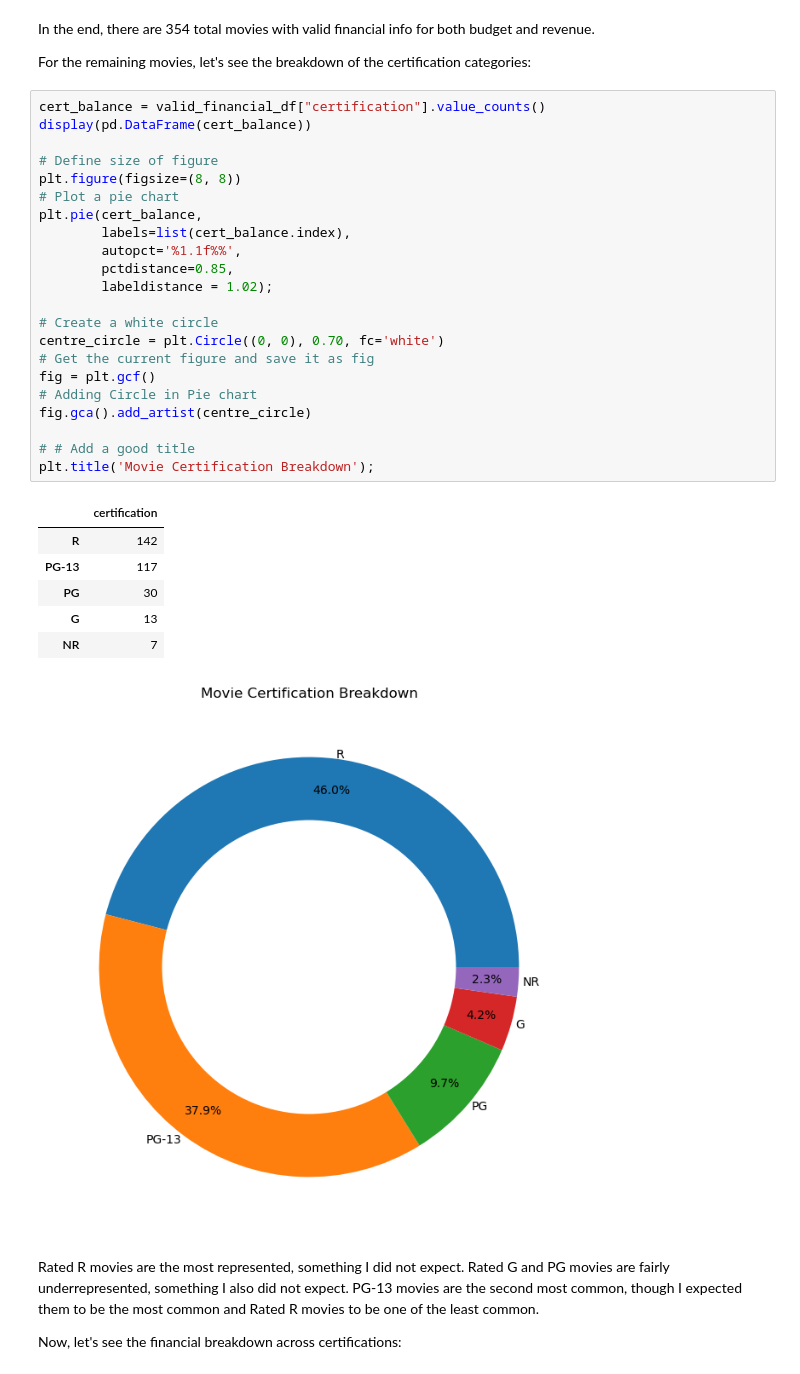
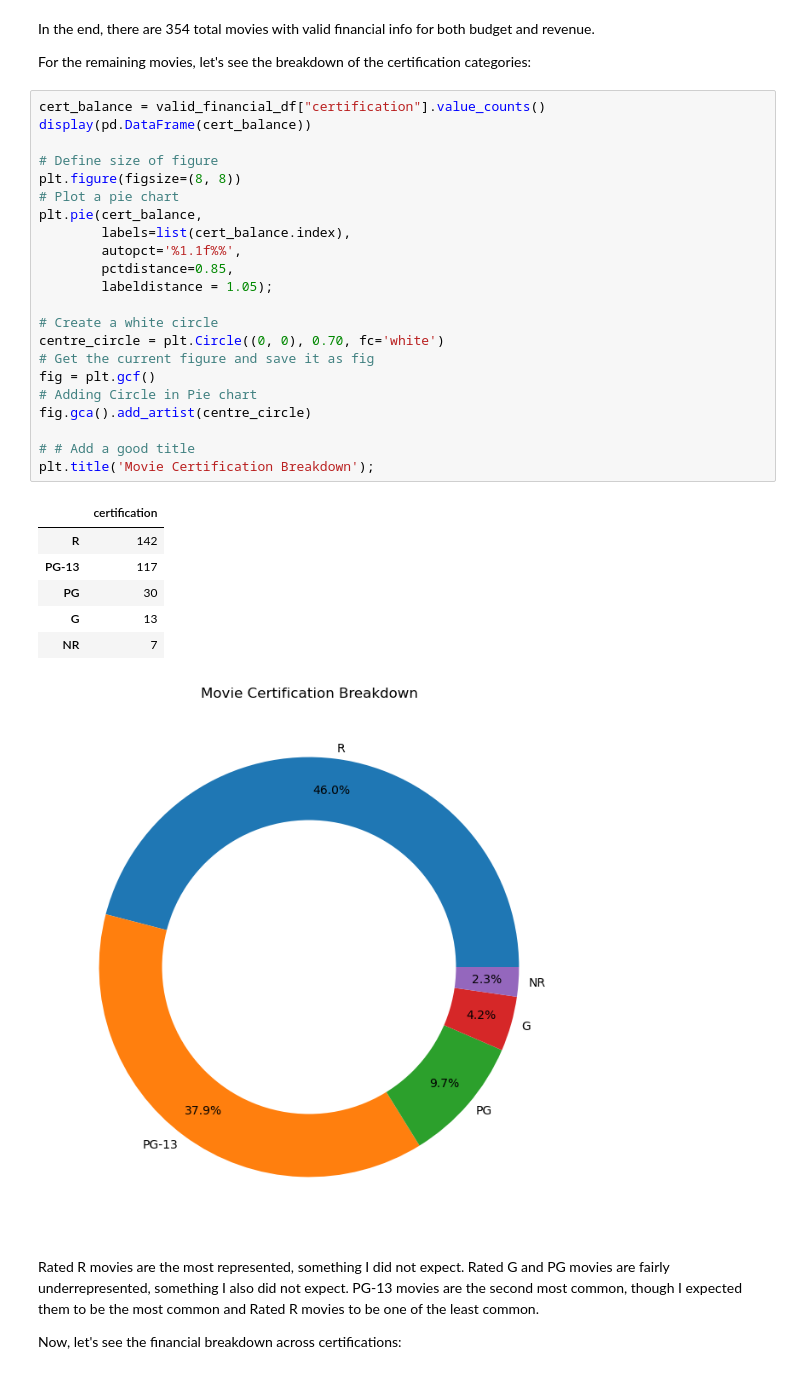
Before and after one commit to john-a-dixon/movie-success-analysis, a Jupyter notebook: 2b-EDA.ipynb, the cells around one changed output. Drawn from its saved outputs; the diff is of its cells as text.

```diff
--- a/2b-EDA.ipynb
+++ b/2b-EDA.ipynb
@@ -169,33 +169,33 @@ For the remaining movies, let's see the breakdown of the certification categorie
 # %%
 cert_balance = valid_financial_df["certification"].value_counts()
 display(pd.DataFrame(cert_balance))
 
 # Define size of figure
 plt.figure(figsize=(8, 8))
 # Plot a pie chart
 plt.pie(cert_balance,
         labels=list(cert_balance.index),
         autopct='%1.1f%%',
         pctdistance=0.85,
-        labeldistance = 1.02);
+        labeldistance = 1.05);
 
 # Create a white circle
 centre_circle = plt.Circle((0, 0), 0.70, fc='white')
 # Get the current figure and save it as fig
 fig = plt.gcf()
 # Adding Circle in Pie chart
 fig.gca().add_artist(centre_circle)
 
 # # Add a good title
 plt.title('Movie Certification Breakdown');
 # %% [output]
 |  | certification |
 | R | 142 |
 | PG-13 | 117 |
 | PG | 30 |
 | G | 13 |
 | NR | 7 |
-[figure, old version]
+[figure, new version]
 # %% [markdown]
 Rated R movies are the most represented, something I did not expect. Rated G and PG movies are fairly underrepresented, something I also did not expect. PG-13 movies are the second most common, though I expected them to be the most common and Rated R movies to be one of the least common.
 
```
Also changed, not shown: parts of 2 cells of this notebook.
